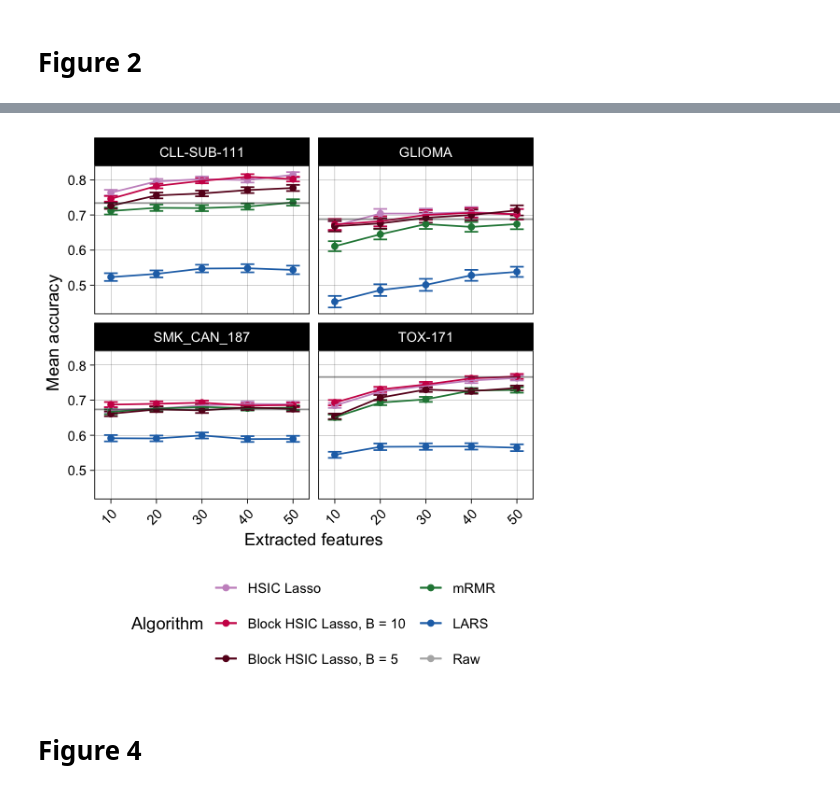
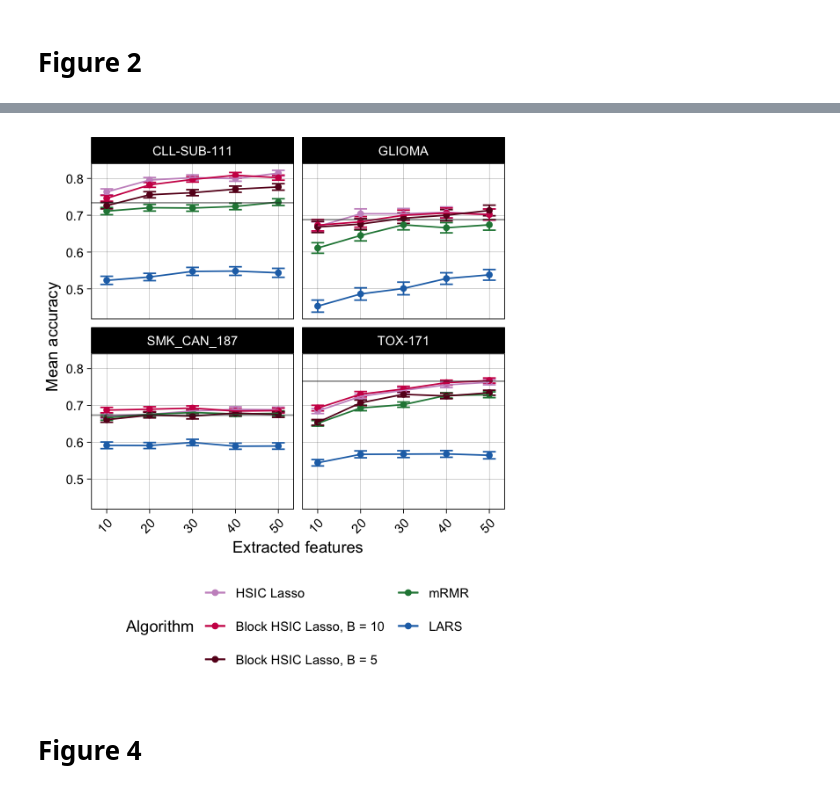
Before and after one commit to hclimente/nori, a Jupyter notebook: doc/figures.ipynb, the cells around one changed output, grey strips where cells are left out. Drawn from its saved outputs; the diff is of its cells as text; code cells hidden in the pictures.

Commit message:
some supp figures moved to main

```diff
--- a/doc/figures.ipynb
+++ b/doc/figures.ipynb
@@ -86,6 +221,9 @@ fig1
 summarize_benchmark <- function(x) {
 
     label <- strsplit(x, '/') %>% unlist %>% .[4] %>% gsub('_prediction.tsv', '', .)
+    methods <- c('HSIC Lasso', 'mRMR',
+                 'Block HSIC Lasso, B = 10', 'LARS',
+                 'Block HSIC Lasso, B = 5', 'Raw')
 
     read_tsv(x, col_types = 'ciid') %>%
         mutate(model = gsub('HSIC_lasso', 'HSIC Lasso', model),
@@ -114,11 +252,13 @@ prediction_ma <- bind_rows(CLLSUB111, tox171, glioma, smkcan187) %>%
     mutate(model = factor(model, levels = methods))
 
 ma <- prediction_ma %>%
+    filter(model != 'Raw') %>%
     ggplot(aes(x = selected, y = accuracy, color = model)) +
         geom_errorbar(aes(ymin = accuracy - sem, ymax = accuracy + sem), width = 3) +
         geom_point() +
         geom_line() +
-        geom_hline(data = filter(prediction_ma, model == 'Raw'), aes(yintercept = accuracy), colour = 'gray20', alpha = 0.5) +
+        geom_hline(data = filter(prediction_ma, model == 'Raw'),
+                   aes(yintercept = accuracy), colour = 'gray20', alpha = 0.5) +
         theme_linedraw() +
         theme(legend.position = 'bottom',
               axis.text.x = element_text(angle = 45, hjust = 1),
@@ -137,5 +272,5 @@ Warning message:
 # %%
-ggsave('img/figure_2.pdf', ma, width = 4.5, height = 5)
-options(repr.plot.width = 4.5, repr.plot.height = 5)
+ggsave('img/figure_3.pdf', ma, width = 4.5, height = 5.3)
+options(repr.plot.width = 4.5, repr.plot.height = 5.3)
 ma
 # %% [output]
@@ -149,3 +277,3 @@ Warning message:
-[figure, old version]
+[figure, new version]
 # %% [markdown]
 # Figure 4
```
Also changed, not shown: parts of 17 cells of this notebook, 20 other files.
